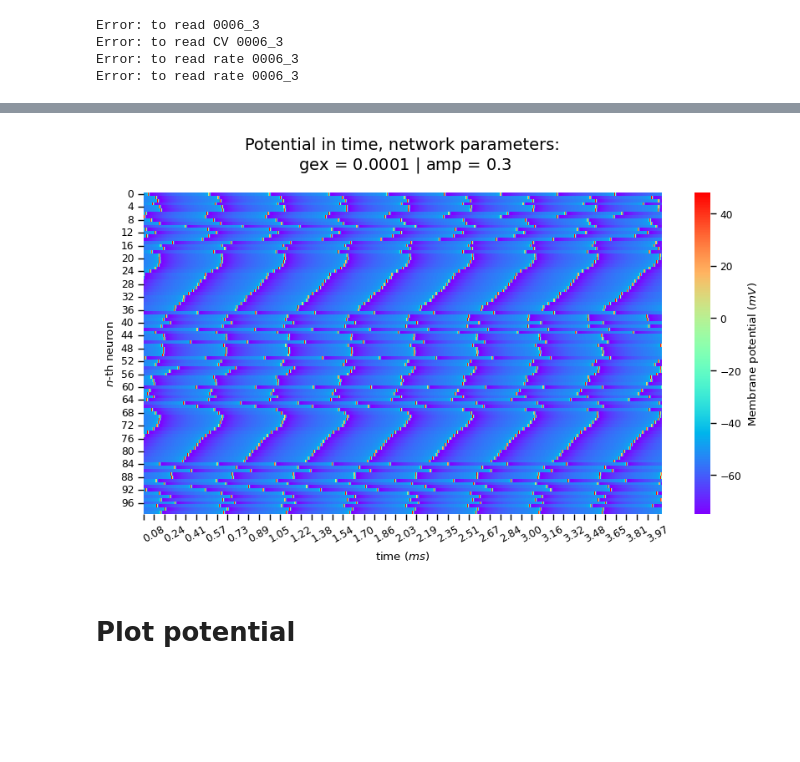
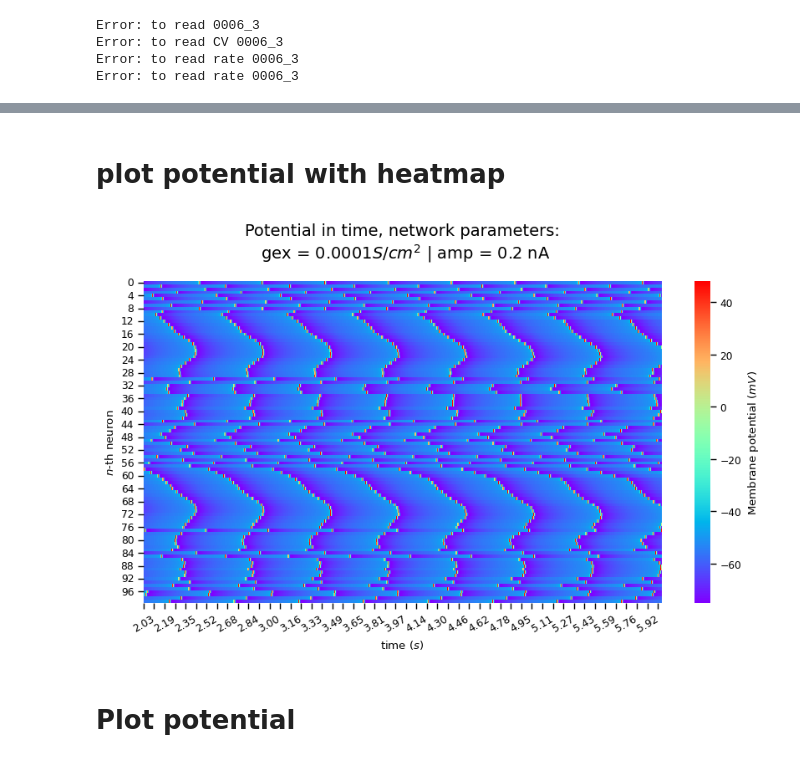
Before and after one commit to FernandoSBorges/chimeras, a Jupyter notebook: notebooks/load_data.ipynb, the cells around one changed output, grey strips where cells are left out. Cells and saved outputs as stored; diff of their text form; code cells hidden in the pictures; blank space fills up the shorter version.

```diff
--- a/notebooks/load_data.ipynb
+++ b/notebooks/load_data.ipynb
@@ -301,8 +308 @@ for data in datas.values():
 ... (11 outputs left out)
-# %%
-gex_021_00001 = datas['0.21_0.0001']['simConfig']['gex']
-amp_021_00001 = datas['0.21_0.0001']['simConfig']['IClamp0']['amp']
-
-mapa = np.zeros((100, len(datas['0.21_0.0001']['simData']['t'])))
-for i, value in enumerate(datas['0.21_0.0001']['simData']['V_soma'].values()):
-    mapa[i] = value
@@ -309,17 +331,24 @@ for i, value in enumerate(datas['0.21_0.0001']['simData']['V_soma'].values()):
+# %% [markdown]
+# plot potential with heatmap
 # %%
+def plotPotentialTime(data, figsize=(10,5), ti=-4000, tf = -1):
+    mapa = get_numpy(data)
+    gex = data['simConfig']['gex']
+    amp = data['simConfig']['IClamp0']['amp']
+    t = data['simConfig']['duration']
+    fig, ax = plt.subplots(figsize = figsize)
+    heatmap = sns.heatmap(mapa[:,ti:], cmap='rainbow', ax=ax,
+                        cbar_kws={'label': 'Membrane potential $(mV)$'})
 
-fig, ax = plt.subplots(figsize=(10,5))
-heatmap = sns.heatmap(mapa[:,-4000:], cmap='rainbow', ax=ax,
-                      cbar_kws={'label': 'Membrane potential $(mV)$'})
+    heatmap.set(xlim = (0,-1*ti))
+    xlabels = t - heatmap.get_xticks()
+    xlabels = ['{:,.2f}'.format(x) if i%2!=0 else '' for i, x in enumerate(xlabels/1000)]
+    xlabels = xlabels[::-1]
+    heatmap.set_xticklabels(xlabels)
 
-heatmap.set(xlim = (0,4000))
-
-xlabels = ['{:,.2f}'.format(x) if i%2!=0 else '' for i, x in enumerate(heatmap.get_xticks()/1000)]
-heatmap.set_xticklabels(xlabels)
-plt.xticks(rotation=30)
-plt.title(f'Potential in time, network parameters:\n gex = ${gex}$ | amp = {amp}', pad=20, fontsize=14)
-plt.ylabel('$n$-th neuron')
-plt.xlabel('time ($ms$)')
-plt.show()
+    plt.xticks(rotation=30)
+    label_gex = f'{gex}'+' S/cm^{2}'
+    plt.title(f'Potential in time, network parameters:\n gex = ${label_gex}$ | amp = {amp} nA', pad=20, fontsize=14)
+    plt.ylabel('$n$-th neuron')
+    plt.xlabel('time ($s$)')
+    plt.show()
-# %% [output]
-[figure, removed]
@@ -337,3 +355,7 @@ plt.show()
+# %%
+plotPotentialTime(datas['0.2_0.0001'])
+# %% [output]
+[figure, added]
 # %% [markdown]
 # Plot potential
 # %%
```
Also changed, not shown: parts of 28 cells of this notebook.
